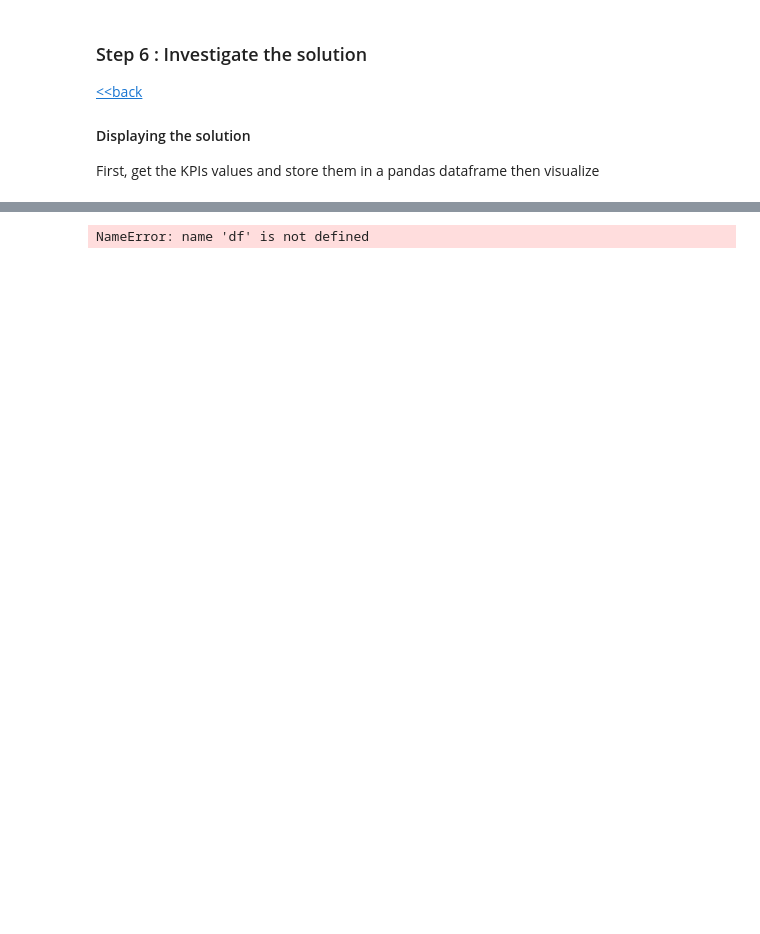
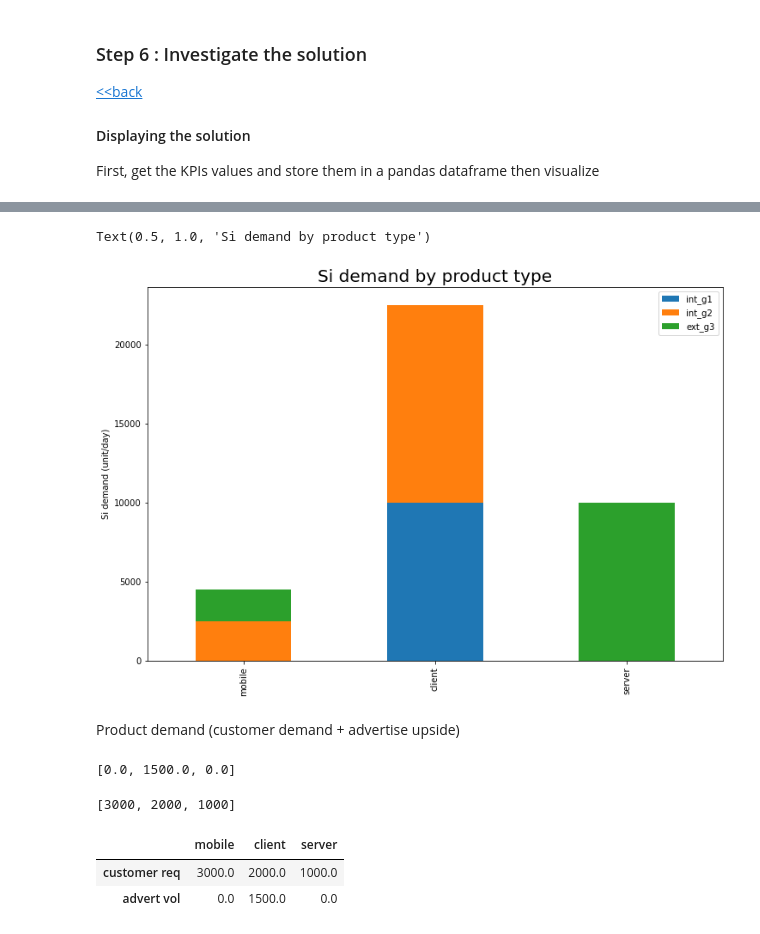
Before and after one commit to Tak113/cplex_example, a Jupyter notebook: maxprofit_sc.ipynb, the cells around one changed output, grey strips where cells are left out. Cells and saved outputs as stored; diff of their text form; code cells hidden in the pictures; blank space fills up the shorter version.

```diff
--- a/maxprofit_sc.ipynb
+++ b/maxprofit_sc.ipynb
@@ -409,8 +412,35 @@ df
+# %%
+# stacked bar for Si requirement by products
+
+g = df.plot(kind = 'bar', stacked = True, figsize = (12,8))
+g.set_ylabel('Si demand (unit/day)')
+g.set_title('Si demand by product type', fontsize=20)
+# %% [output]
+Text(0.5, 1.0, 'Si demand by product type')
+[figure, added]
 # %%
-import plotly.express as px
-# plotly wide form input: ref(https://plotly.com/python/wide-form/)
-fig = px.bar(df, title = 'Gasoline Production',
-            labels={'value':'Barrels', 'variable':'Oil Type', 'index':'Gasoline Type'})
-fig.show()
+# import plotly.express as px
+# # plotly wide form input: ref(https://plotly.com/python/wide-form/)
+# fig = px.bar(df, title = 'Products',
+#             labels={'value':'units', 'variable':'Si Type', 'index':'Products Segment'})
+# fig.show()
-# %% [output]
-NameError: name 'df' is not defined
+# %% [markdown]
+Product demand (customer demand + advertise upside)
+# %%
+advert_vol = [adverts[p].solution_value * advert_return for p in range_pr]
+advert_vol
+# %% [output]
+[0.0, 1500.0, 0.0]
+# %%
+customer_req = [pr_data[p][0] for p in range_pr]
+customer_req
+# %% [output]
+[3000, 2000, 1000]
+# %%
+dat = [customer_req, advert_vol]
+pr_vol = pd.DataFrame(data = dat, columns = pr_names, index = ['customer req', 'advert vol'])
+pr_vol
+# %% [output]
+|  | mobile | client | server |
+| customer req | 3000.0 | 2000.0 | 1000.0 |
+| advert vol | 0.0 | 1500.0 | 0.0 |
```
Also changed, not shown: parts of 25 cells of this notebook.
